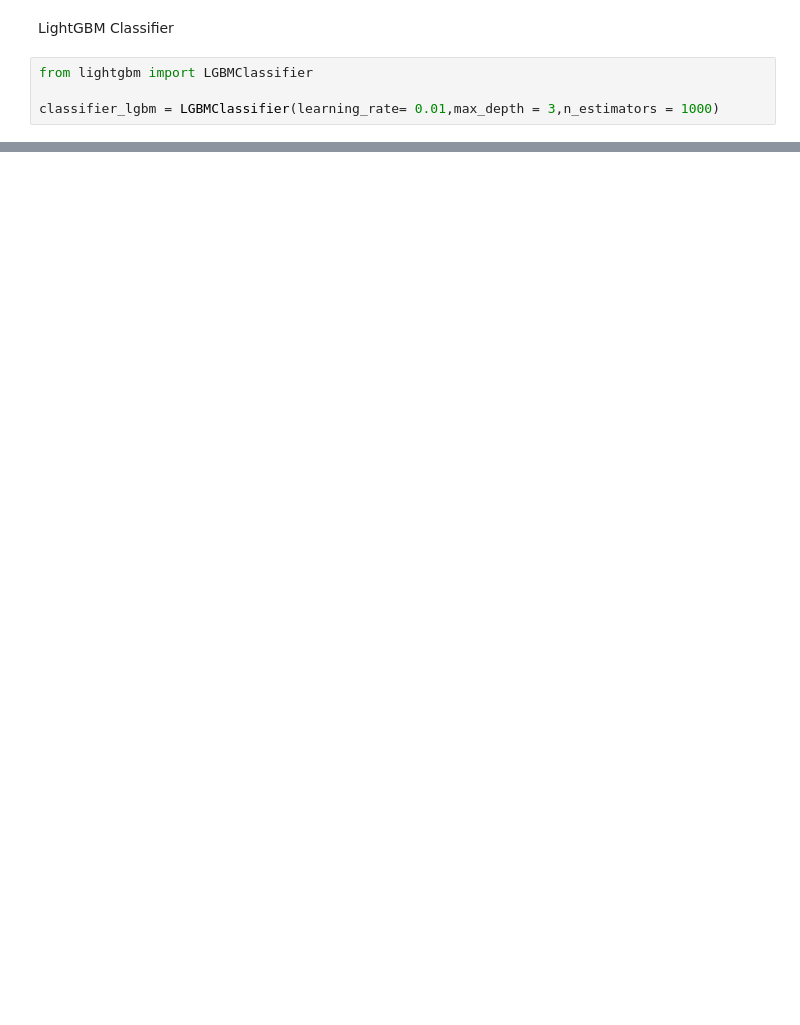
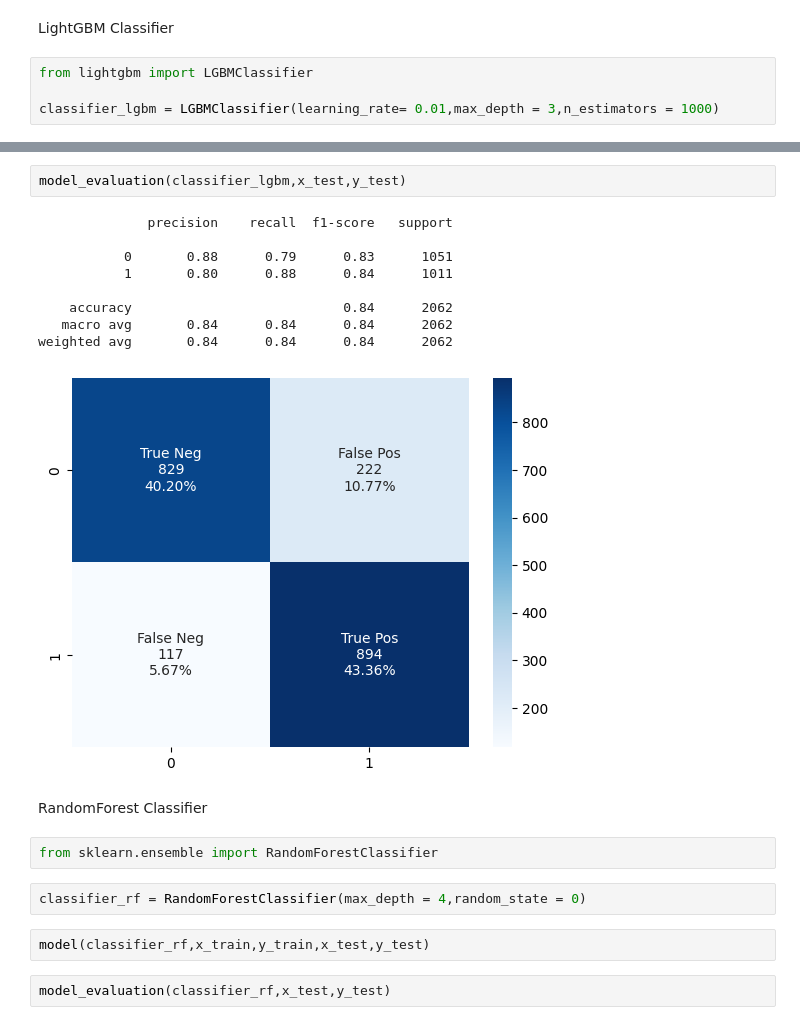
Before and after one commit to Rojin-Dhami/Customer_churn_prediction_model, a Jupyter notebook: Churn_predictor.ipynb, the cells around one changed output, grey strips where cells are left out. Drawn from its saved outputs; the diff is of its cells as text; blank space fills up the shorter version.

Commit message:
Modeled with Randomforest classifier

```diff
--- a/Churn_predictor.ipynb
+++ b/Churn_predictor.ipynb
@@ -576,0 +392,22 @@ And if memory is not enough, you can set `force_col_wise=true`.
+# %%
+model_evaluation(classifier_lgbm,x_test,y_test)
+# %% [output]
+              precision    recall  f1-score   support
+
+           0       0.88      0.79      0.83      1051
+           1       0.80      0.88      0.84      1011
+
+    accuracy                           0.84      2062
+   macro avg       0.84      0.84      0.84      2062
+weighted avg       0.84      0.84      0.84      2062
+[figure, added]
+# %% [markdown]
+RandomForest Classifier
+# %%
+from sklearn.ensemble import RandomForestClassifier
+# %%
+classifier_rf = RandomForestClassifier(max_depth = 4,random_state = 0)
+# %%
+model(classifier_rf,x_train,y_train,x_test,y_test)
+# %%
+model_evaluation(classifier_rf,x_test,y_test)
```
Also changed, not shown: parts of 4 cells of this notebook.
